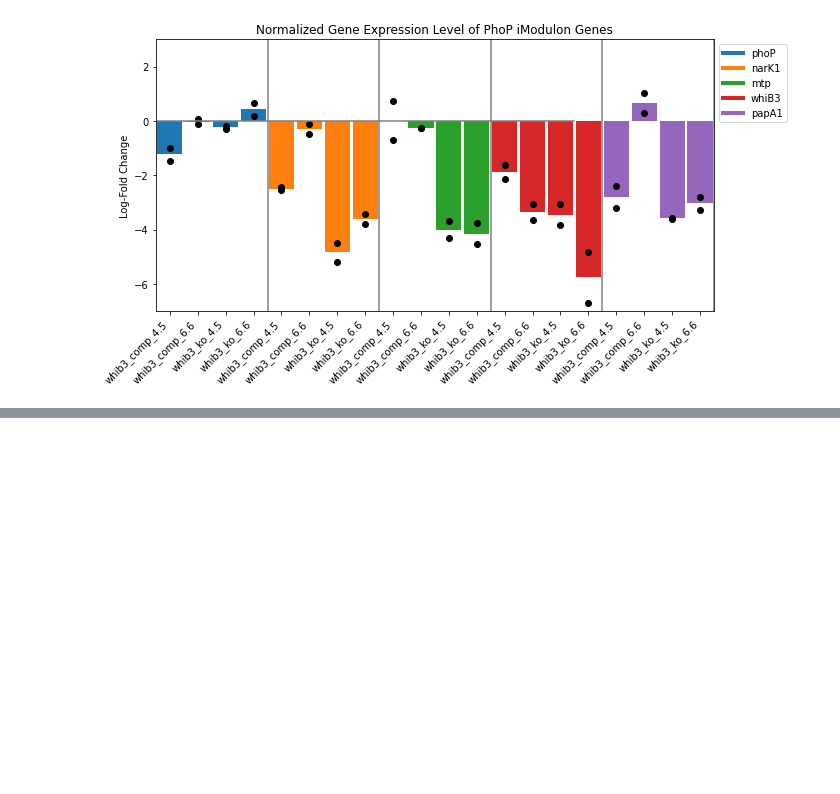
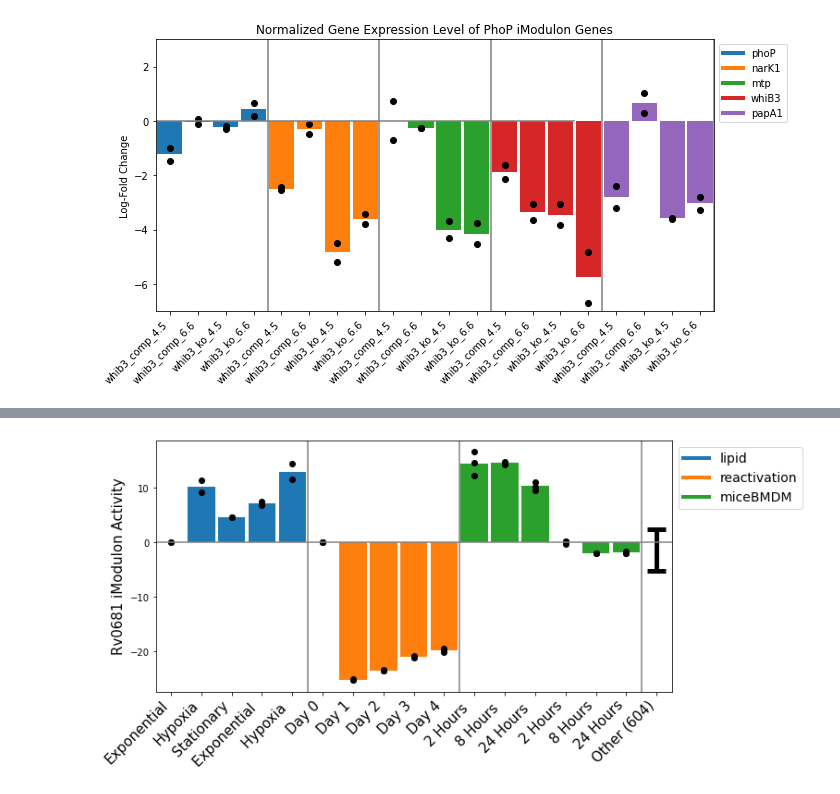
Before and after one commit to Reosu/modulome_mtb, a Jupyter notebook: notebooks/Validation_and_Discovery_Figures.ipynb, the cells around one changed output, grey strips where cells are left out. Cells and saved outputs as stored; diff of their text form; code cells hidden in the pictures; blank space fills up the shorter version.

```diff
--- a/notebooks/Validation_and_Discovery_Figures.ipynb
+++ b/notebooks/Validation_and_Discovery_Figures.ipynb
@@ -556,0 +568,86 @@ plt.savefig("../figures/interim_figures/PhoP_Activities.svg",transparent =True)
+# %%
+#Put projects of interest here
+projects = ["lipid","reactivation","miceBMDM"]
+#Put IMod whose activities you would like to look at here
+imod = "Rv0681"
+
+
+
+cmap = plt.cm.get_cmap("tab10")
+colors = cmap(np.arange(cmap.N))
+
+fig,ax = plt.subplots(figsize=[10,5])
+seperators = []
+dots = []
+# Put in labels of the conditions. You need one label for every condition in every project. The labels
+# will be put in order from left to right.
+labels=["Exponential","Hypoxia","Stationary","Exponential ","Hypoxia ",
+        "Day 0","Day 1","Day 2","Day 3","Day 4",
+        "2 Hours ", "8 Hours ", "24 Hours ", "2 Hours","8 Hours","24 Hours",
+        ]
+
+label_count = 0
+color_count = 0
+for project in projects:
+    for i,j in ica_data.sample_table.groupby(["project","condition"]):
+        if i[0] ==  project:
+            if i[0] == "stress":
+                if i[1] in [".4_gluc","1_days_low_iron","7_days_low_iron","high_iron"]:
+                    dots.append(list(ica_data.A[j.index].loc[imod]))
+                    ax.bar(labels[label_count],ica_data.A[j.index].mean(axis=1)[imod],
+                           width=.9,color=colors[color_count])
+                    label_count+=1
+            else:
+                dots.append(list(ica_data.A[j.index].loc[imod]))
+                ax.bar(labels[label_count],ica_data.A[j.index].mean(axis=1)[imod],
+                       width=.9,color=colors[color_count])
+                label_count+=1
+    color_count+=1
+
+
+
+sep_pos = -.5
+dot_pos = 0
+
+for condition in dots:
+    for dot in condition:
+        ax.plot(dot_pos,dot,"ko")
+    dot_pos+=1
+
+non_mifH = ica_data.A.loc[imod]
+for i in projects:
+    non_mifH = non_mifH.drop(list(ica_data.sample_table.loc[ica_data.sample_table["project"]==i].index))
+mean = non_mifH.mean()
+std_dev = non_mifH.std()
+
+ax.errorbar(label_count,mean,yerr= std_dev, label="Other", color = "black",
+            marker=None ,capsize=10, capthick = 5,elinewidth=5)
+
+ylimits = ax.get_ylim()
+ax.set_xlim([-.5,label_count+.5])
+ax.plot(list(ax.get_xlim()),[0,0],color="gray")
+ax.set_ylim(ylimits)
+ax.set_ylabel(imod+" iModulon Activity",fontsize=15)
+
+# This section controls how the seperators are put down. You count the number of samples in each project and
+# combine them in a array
+seperators = [5,5,6]
+
+for cord in seperators:
+    sep_pos+=cord
+    ax.plot([sep_pos,sep_pos],ylimits,color="gray")
+
+custom_lines = [Line2D([0], [0], color=colors[0], lw=4),
+                Line2D([0], [0], color=colors[1], lw=4),
+                Line2D([0], [0], color=colors[2], lw=4)]
+ax.legend(custom_lines,projects,bbox_to_anchor=(1, 1), loc='upper left',fontsize=14)
+
+labels.append("Other ("+str(len(non_mifH))+")")
+plt.xticks(labels,fontsize=15)
+for label in ax.get_xmajorticklabels():
+    label.set_rotation(45)
+    label.set_horizontalalignment("right")
+
+plt.savefig("../figures/interim_figures/Rv0681_Activities.svg",transparent=True)
+# %% [output]
+[figure, added]
```
Also changed, not shown: parts of 8 cells of this notebook, 14 other files.
